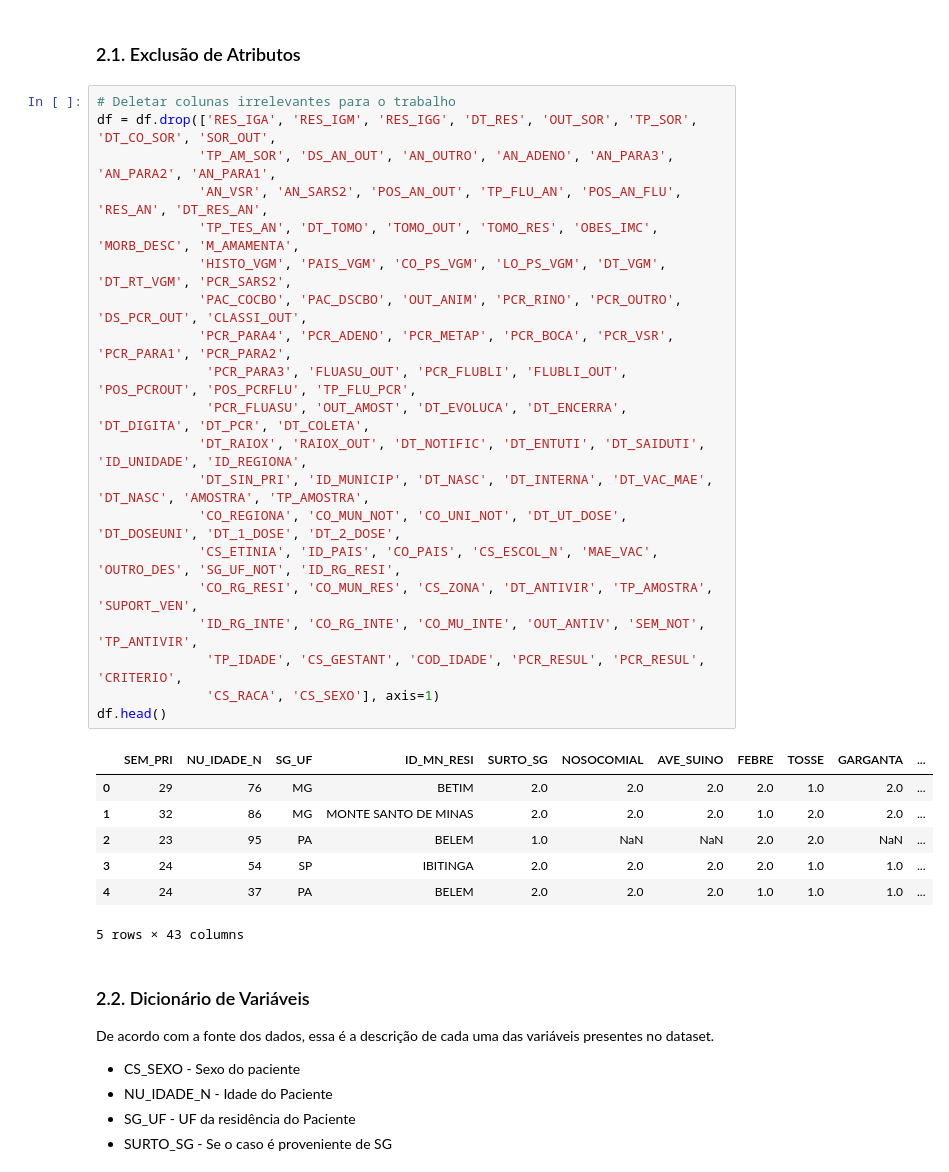
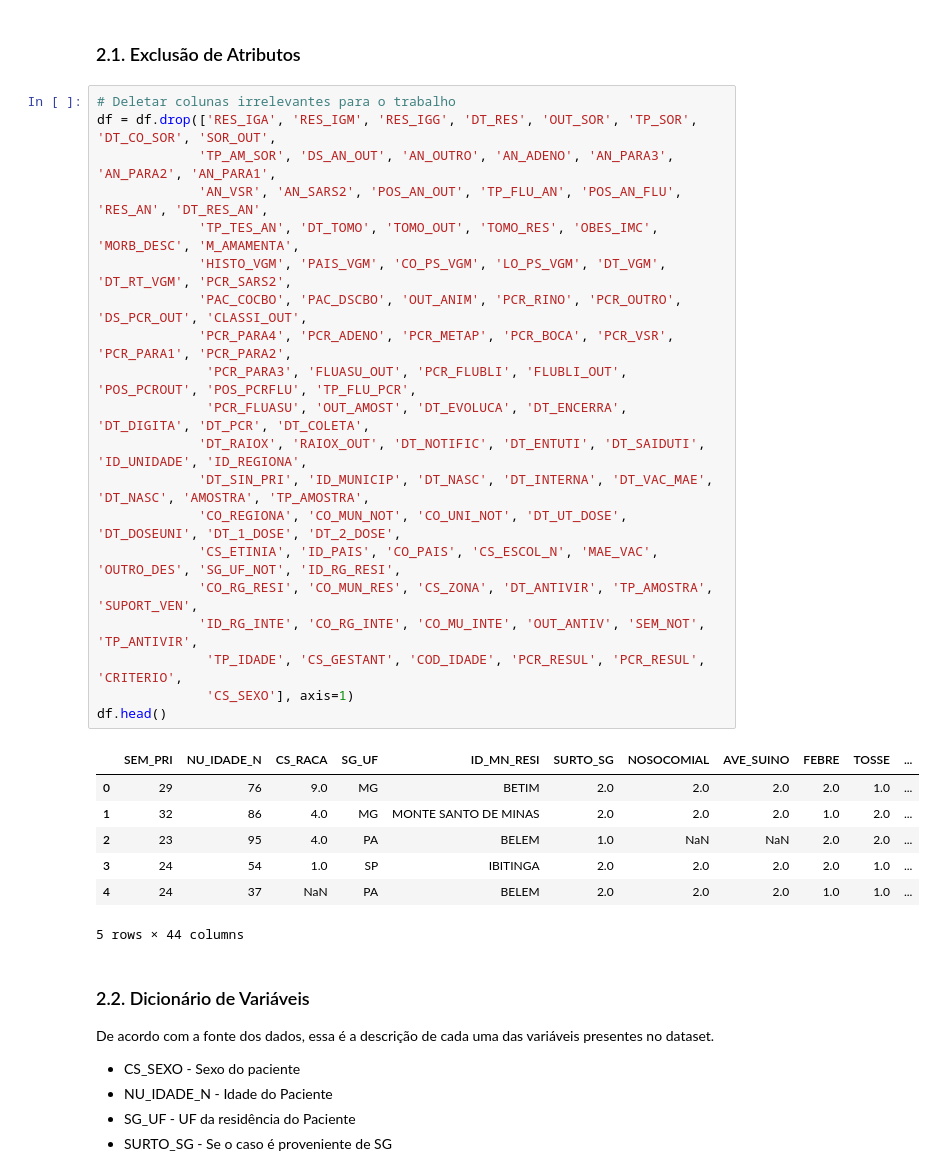
Before and after one commit to endhel/SRAG-Agrupamento-Deteccao-De-Anomalia, a Jupyter notebook: SRAG-Agrupamento-Deteccao-Anomalias.ipynb, the cells around one changed output. Saved outputs shown, nothing was run; the diff lists cells and outputs as text.

```diff
--- a/SRAG-Agrupamento-Deteccao-Anomalias.ipynb
+++ b/SRAG-Agrupamento-Deteccao-Anomalias.ipynb
@@ -50,31 +50,31 @@ df.shape
 # %%
 # Deletar colunas irrelevantes para o trabalho
 df = df.drop(['RES_IGA', 'RES_IGM', 'RES_IGG', 'DT_RES', 'OUT_SOR', 'TP_SOR', 'DT_CO_SOR', 'SOR_OUT',
              'TP_AM_SOR', 'DS_AN_OUT', 'AN_OUTRO', 'AN_ADENO', 'AN_PARA3', 'AN_PARA2', 'AN_PARA1',
              'AN_VSR', 'AN_SARS2', 'POS_AN_OUT', 'TP_FLU_AN', 'POS_AN_FLU', 'RES_AN', 'DT_RES_AN',
              'TP_TES_AN', 'DT_TOMO', 'TOMO_OUT', 'TOMO_RES', 'OBES_IMC', 'MORB_DESC', 'M_AMAMENTA',
              'HISTO_VGM', 'PAIS_VGM', 'CO_PS_VGM', 'LO_PS_VGM', 'DT_VGM', 'DT_RT_VGM', 'PCR_SARS2',
              'PAC_COCBO', 'PAC_DSCBO', 'OUT_ANIM', 'PCR_RINO', 'PCR_OUTRO', 'DS_PCR_OUT', 'CLASSI_OUT',
              'PCR_PARA4', 'PCR_ADENO', 'PCR_METAP', 'PCR_BOCA', 'PCR_VSR', 'PCR_PARA1', 'PCR_PARA2',
               'PCR_PARA3', 'FLUASU_OUT', 'PCR_FLUBLI', 'FLUBLI_OUT', 'POS_PCROUT', 'POS_PCRFLU', 'TP_FLU_PCR',
               'PCR_FLUASU', 'OUT_AMOST', 'DT_EVOLUCA', 'DT_ENCERRA', 'DT_DIGITA', 'DT_PCR', 'DT_COLETA',
              'DT_RAIOX', 'RAIOX_OUT', 'DT_NOTIFIC', 'DT_ENTUTI', 'DT_SAIDUTI', 'ID_UNIDADE', 'ID_REGIONA',
              'DT_SIN_PRI', 'ID_MUNICIP', 'DT_NASC', 'DT_INTERNA', 'DT_VAC_MAE', 'DT_NASC', 'AMOSTRA', 'TP_AMOSTRA',
              'CO_REGIONA', 'CO_MUN_NOT', 'CO_UNI_NOT', 'DT_UT_DOSE', 'DT_DOSEUNI', 'DT_1_DOSE', 'DT_2_DOSE',
              'CS_ETINIA', 'ID_PAIS', 'CO_PAIS', 'CS_ESCOL_N', 'MAE_VAC', 'OUTRO_DES', 'SG_UF_NOT', 'ID_RG_RESI',
              'CO_RG_RESI', 'CO_MUN_RES', 'CS_ZONA', 'DT_ANTIVIR', 'TP_AMOSTRA', 'SUPORT_VEN',
              'ID_RG_INTE', 'CO_RG_INTE', 'CO_MU_INTE', 'OUT_ANTIV', 'SEM_NOT', 'TP_ANTIVIR',
               'TP_IDADE', 'CS_GESTANT', 'COD_IDADE', 'PCR_RESUL', 'PCR_RESUL', 'CRITERIO',
-              'CS_RACA', 'CS_SEXO'], axis=1)
+              'CS_SEXO'], axis=1)
 df.head()
 # %% [output]
-|  | SEM_PRI | NU_IDADE_N | SG_UF | ID_MN_RESI | SURTO_SG | NOSOCOMIAL | AVE_SUINO | FEBRE | TOSSE | GARGANTA | ... |
-| 0 | 29 | 76 | MG | BETIM | 2.0 | 2.0 | 2.0 | 2.0 | 1.0 | 2.0 | ... |
-| 1 | 32 | 86 | MG | MONTE SANTO DE MINAS | 2.0 | 2.0 | 2.0 | 1.0 | 2.0 | 2.0 | ... |
-| 2 | 23 | 95 | PA | BELEM | 1.0 | NaN | NaN | 2.0 | 2.0 | NaN | ... |
-| 3 | 24 | 54 | SP | IBITINGA | 2.0 | 2.0 | 2.0 | 2.0 | 1.0 | 1.0 | ... |
-| 4 | 24 | 37 | PA | BELEM | 2.0 | 2.0 | 2.0 | 1.0 | 1.0 | 1.0 | ... |
+|  | SEM_PRI | NU_IDADE_N | CS_RACA | SG_UF | ID_MN_RESI | SURTO_SG | NOSOCOMIAL | AVE_SUINO | FEBRE | TOSSE | ... |
+| 0 | 29 | 76 | 9.0 | MG | BETIM | 2.0 | 2.0 | 2.0 | 2.0 | 1.0 | ... |
+| 1 | 32 | 86 | 4.0 | MG | MONTE SANTO DE MINAS | 2.0 | 2.0 | 2.0 | 1.0 | 2.0 | ... |
+| 2 | 23 | 95 | 4.0 | PA | BELEM | 1.0 | NaN | NaN | 2.0 | 2.0 | ... |
+| 3 | 24 | 54 | 1.0 | SP | IBITINGA | 2.0 | 2.0 | 2.0 | 2.0 | 1.0 | ... |
+| 4 | 24 | 37 | NaN | PA | BELEM | 2.0 | 2.0 | 2.0 | 1.0 | 1.0 | ... |
-5 rows × 43 columns
+5 rows × 44 columns
 # %% [markdown]
 ### 2.2. Dicionário de Variáveis
 
```
Also changed, not shown: parts of 11 cells of this notebook.
